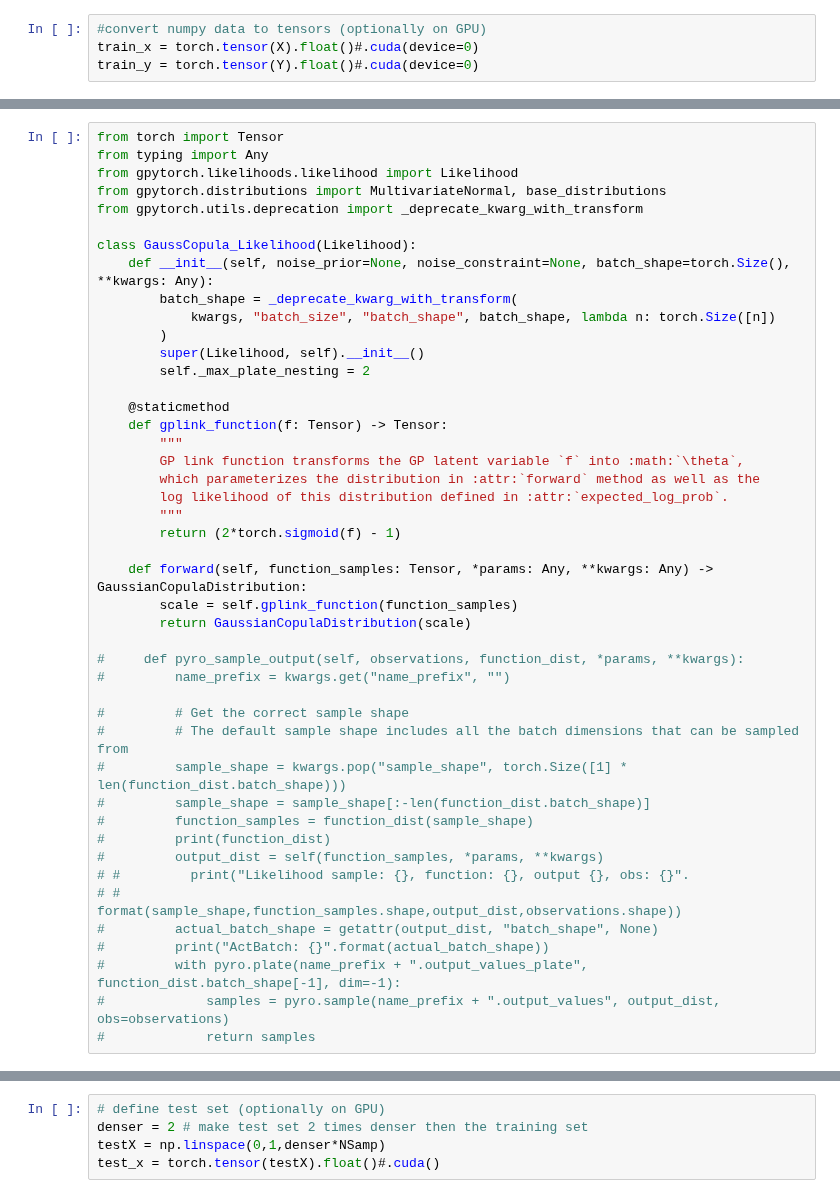
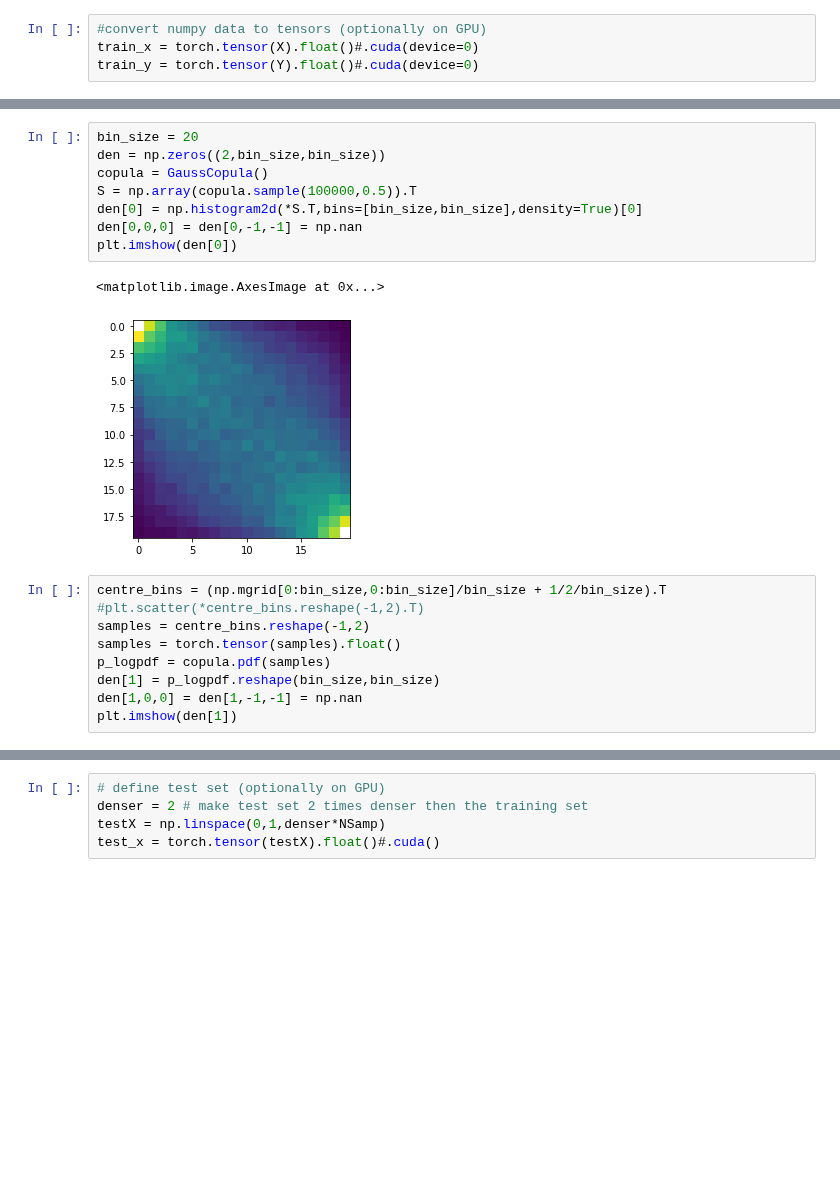
Before and after one commit to NinelK/CopulaGP, a Jupyter notebook: LatentFunctionInference_for_Copula.ipynb, the cells around one changed output, grey strips where cells are left out. Saved outputs shown, nothing was run; the diff lists cells and outputs as text; blank space fills up the shorter version.

```diff
--- a/LatentFunctionInference_for_Copula.ipynb
+++ b/LatentFunctionInference_for_Copula.ipynb
@@ -194,45 +79,20 @@ class PVGPRegressionModel(gpytorch.models.PyroVariationalGP):
-# %%
-from torch import Tensor
-from typing import Any
-from gpytorch.likelihoods.likelihood import Likelihood
-from gpytorch.distributions import MultivariateNormal, base_distributions
-from gpytorch.utils.deprecation import _deprecate_kwarg_with_transform
-
-class GaussCopula_Likelihood(Likelihood):
-    def __init__(self, noise_prior=None, noise_constraint=None, batch_shape=torch.Size(), **kwargs: Any):
-        batch_shape = _deprecate_kwarg_with_transform(
-            kwargs, "batch_size", "batch_shape", batch_shape, lambda n: torch.Size([n])
-        )
-        super(Likelihood, self).__init__()
-        self._max_plate_nesting = 2
-
-    @staticmethod
-    def gplink_function(f: Tensor) -> Tensor:
-        """
-        GP link function transforms the GP latent variable `f` into :math:`\theta`,
-        which parameterizes the distribution in :attr:`forward` method as well as the
-        log likelihood of this distribution defined in :attr:`expected_log_prob`.
-        """
-        return (2*torch.sigmoid(f) - 1)
-
-    def forward(self, function_samples: Tensor, *params: Any, **kwargs: Any) -> GaussianCopulaDistribution:
-        scale = self.gplink_function(function_samples)
-        return GaussianCopulaDistribution(scale)
-
-#     def pyro_sample_output(self, observations, function_dist, *params, **kwargs):
-#         name_prefix = kwargs.get("name_prefix", "")
-
-#         # Get the correct sample shape
-#         # The default sample shape includes all the batch dimensions that can be sampled from
-#         sample_shape = kwargs.pop("sample_shape", torch.Size([1] * len(function_dist.batch_shape)))
-#         sample_shape = sample_shape[:-len(function_dist.batch_shape)]
-#         function_samples = function_dist(sample_shape)
-#         print(function_dist)
-#         output_dist = self(function_samples, *params, **kwargs)
-# #         print("Likelihood sample: {}, function: {}, output {}, obs: {}".
-# #               format(sample_shape,function_samples.shape,output_dist,observations.shape))
-#         actual_batch_shape = getattr(output_dist, "batch_shape", None)
-#         print("ActBatch: {}".format(actual_batch_shape))
-#         with pyro.plate(name_prefix + ".output_values_plate", function_dist.batch_shape[-1], dim=-1):
-#             samples = pyro.sample(name_prefix + ".output_values", output_dist, obs=observations)
-#             return samples
+# %%
+bin_size = 20
+den = np.zeros((2,bin_size,bin_size))
+copula = GaussCopula()
+S = np.array(copula.sample(100000,0.5)).T
+den[0] = np.histogram2d(*S.T,bins=[bin_size,bin_size],density=True)[0]
+den[0,0,0] = den[0,-1,-1] = np.nan
+plt.imshow(den[0])
+# %% [output]
+<matplotlib.image.AxesImage at 0x...>
+[figure, added]
+# %%
+centre_bins = (np.mgrid[0:bin_size,0:bin_size]/bin_size + 1/2/bin_size).T
+#plt.scatter(*centre_bins.reshape(-1,2).T)
+samples = centre_bins.reshape(-1,2)
+samples = torch.tensor(samples).float()
+p_logpdf = copula.pdf(samples)
+den[1] = p_logpdf.reshape(bin_size,bin_size)
+den[1,0,0] = den[1,-1,-1] = np.nan
+plt.imshow(den[1])
```
Also changed, not shown: parts of 17 cells of this notebook, 6 other files.
